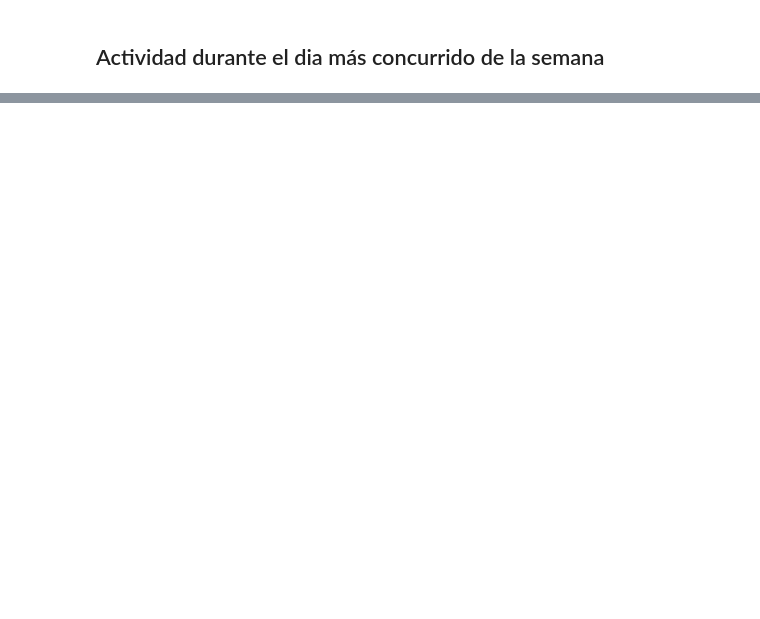
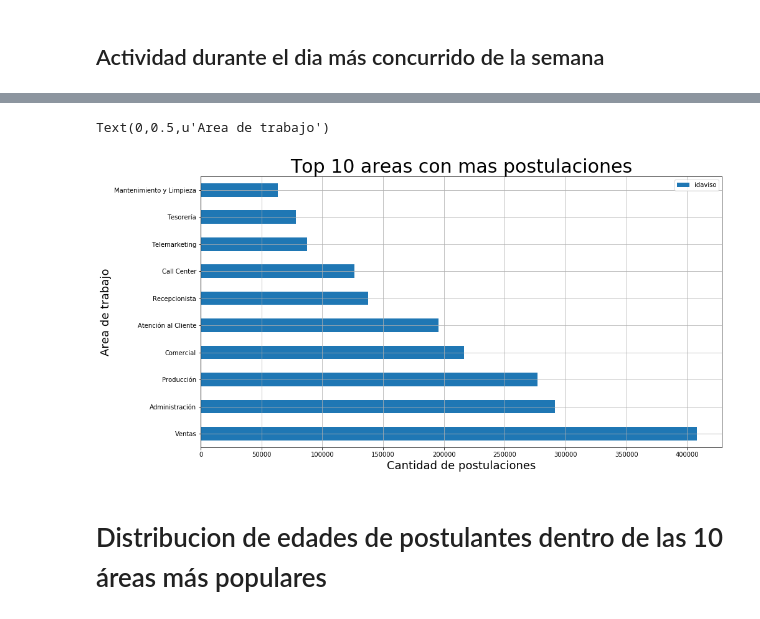
Before and after one commit to Mariano95/Analisis-exploratorio-de-datos, a Jupyter notebook: TP.ipynb, the cells around one changed output, grey strips where cells are left out. Saved outputs shown, nothing was run; the diff lists cells and outputs as text; code cells hidden in the pictures; blank space fills up the shorter version.

Commit message:
Nuevas visualizaciones, heatmap de distribucion de edades segun area

```diff
--- a/TP.ipynb
+++ b/TP.ipynb
@@ -578,5 +458,0 @@ postulaciones_miercoles['horapostulacion'].value_counts().plot.line()
-# %%
-#Cambio el nombre de la columna para trabajr mejor
-
-postulaciones = postulaciones.rename(columns={'fechapostulacion':'fechahorapostulacion'})
-postulaciones.head(10)
@@ -595,5 +458,0 @@ postulaciones.head(10)
-# %%
-#Ahora voy a analizar la cantidad de postulaciones segun los dias del set de datos, voy a considerar los dias solamente
-
-postulaciones['fechapostulacion'] = postulaciones['fechahorapostulacion'].dt.date
-postulaciones.head(10)
@@ -639,0 +469,5 @@ Text(0,0.5,'Cantidad de postulaciones ')
+# %%
+#Para averiguarlo, vamos a tener que juntar el df de postulaciones con el de avisos_detalle
+
+postulaciones_x_avisos_detalle = pd.merge(avisos_detalle, postulaciones, on='idaviso', how='inner')
+postulaciones_x_avisos_detalle
@@ -639,0 +493,17 @@ Text(0,0.5,'Cantidad de postulaciones ')
+# %%
+#Obtengo las diez areas con mas postulaciones
+
+top_10_areas_con_mas_postulaciones = postulaciones_x_avisos_detalle.groupby('nombre_area').agg({'idaviso':'count'}).sort_values('idaviso',ascending=False).head(10)
+# %%
+#Podemos observar que más del 50% de las postulaciones se reparten entre las áreas de call center,
+#recepcionista, atención al cliente, comercial, producción, administración y ventas.
+
+plot = top_10_areas_con_mas_postulaciones.plot(kind='barh',grid=True,figsize=(15,8))
+plot.set_title('Top 10 areas con mas postulaciones',fontsize=30)
+plot.set_xlabel("Cantidad de postulaciones",fontsize=18)
+plot.set_ylabel("Area de trabajo", fontsize=18)
+# %% [output]
+Text(0,0.5,u'Area de trabajo')
+[figure, added]
+# %% [markdown]
+# Distribucion de edades de postulantes dentro de las 10 áreas más populares
```
Also changed, not shown: parts of 45 cells of this notebook.
